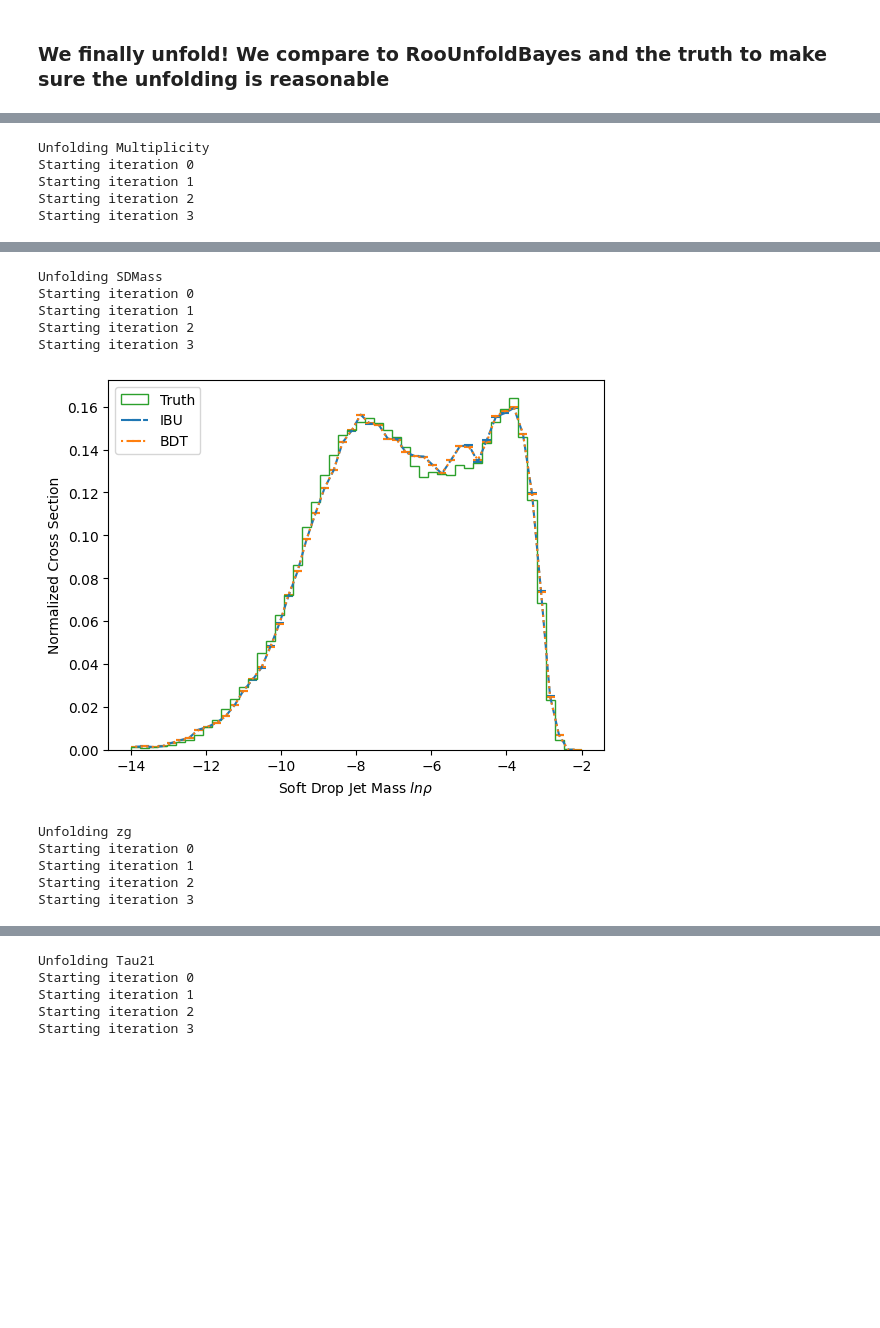
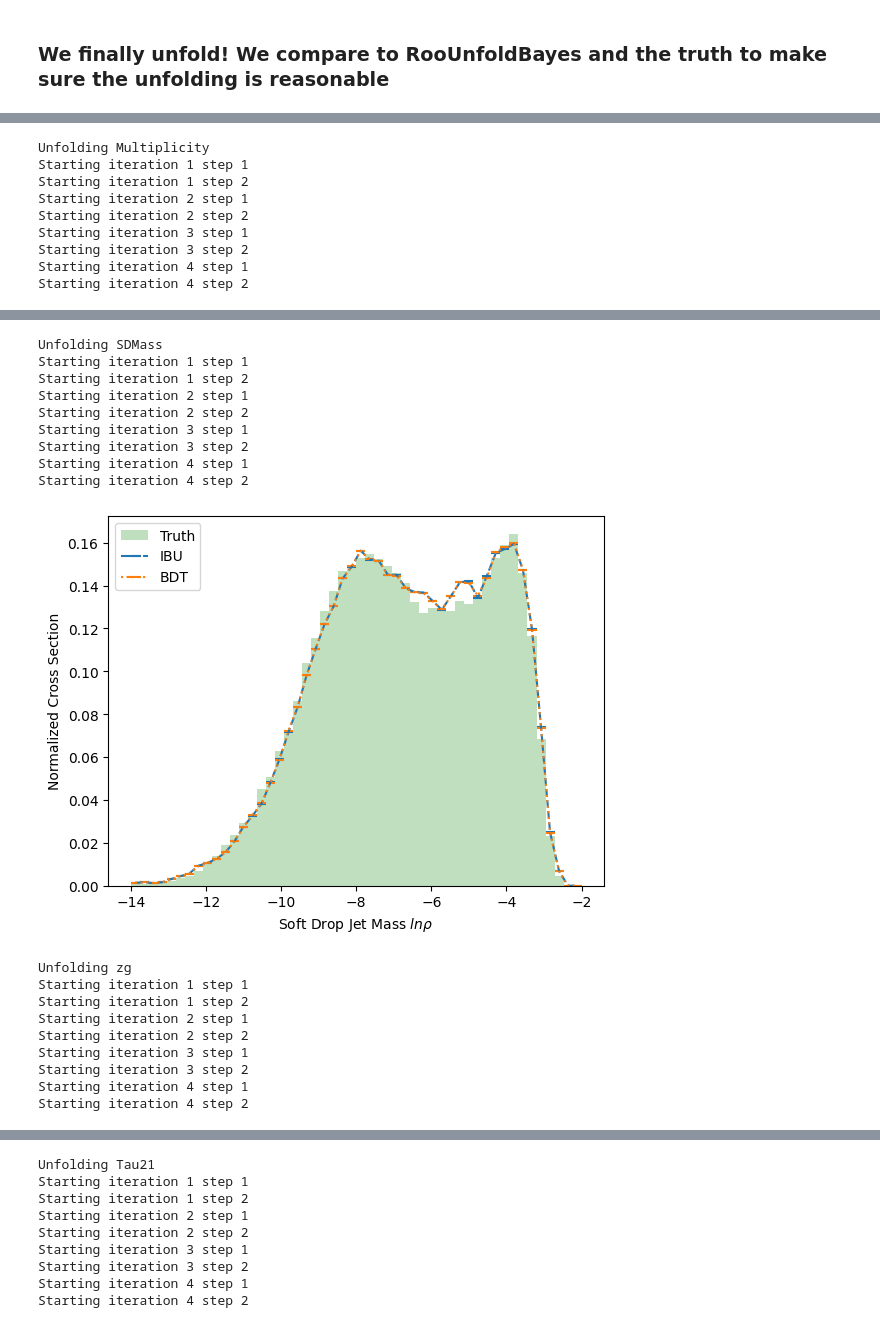
Before and after one commit to rymilton/bdt_omnifold_example, a Jupyter notebook: binned_unfolding.ipynb, the cells around one changed output, grey strips where cells are left out. Drawn from its saved outputs; the diff is of its cells as text; code cells hidden in the pictures; blank space fills up the shorter version.

Commit message:
Updated color for truth distribution in plots

```diff
--- a/binned_unfolding.ipynb
+++ b/binned_unfolding.ipynb
@@ -145,7 +145,7 @@ for observable in observable_names:
         range = (observable_binning[observable][1], observable_binning[observable][2]),
         label="Truth",
         density=True,
-        histtype='step'
+        color=(0.75, 0.875, 0.75)
     )
     plt.legend()
     plt.ylabel("Normalized entries")
@@ -168,5 +176,9 @@ Starting iteration 3
 Unfolding Multiplicity
-Starting iteration 0
-Starting iteration 1
-Starting iteration 2
-Starting iteration 3
+Starting iteration 1 step 1
+Starting iteration 1 step 2
+Starting iteration 2 step 1
+Starting iteration 2 step 2
+Starting iteration 3 step 1
+Starting iteration 3 step 2
+Starting iteration 4 step 1
+Starting iteration 4 step 2
@@ -174,11 +186,19 @@ Starting iteration 3
 Unfolding SDMass
-Starting iteration 0
-Starting iteration 1
-Starting iteration 2
-Starting iteration 3
+Starting iteration 1 step 1
+Starting iteration 1 step 2
+Starting iteration 2 step 1
+Starting iteration 2 step 2
+Starting iteration 3 step 1
+Starting iteration 3 step 2
+Starting iteration 4 step 1
+Starting iteration 4 step 2
-[figure, old version]
+[figure, new version]
 Unfolding zg
-Starting iteration 0
-Starting iteration 1
-Starting iteration 2
-Starting iteration 3
+Starting iteration 1 step 1
+Starting iteration 1 step 2
+Starting iteration 2 step 1
+Starting iteration 2 step 2
+Starting iteration 3 step 1
+Starting iteration 3 step 2
+Starting iteration 4 step 1
+Starting iteration 4 step 2
@@ -186,5 +206,9 @@ Starting iteration 3
 Unfolding Tau21
-Starting iteration 0
-Starting iteration 1
-Starting iteration 2
-Starting iteration 3
+Starting iteration 1 step 1
+Starting iteration 1 step 2
+Starting iteration 2 step 1
+Starting iteration 2 step 2
+Starting iteration 3 step 1
+Starting iteration 3 step 2
+Starting iteration 4 step 1
+Starting iteration 4 step 2
```
Also changed, not shown: parts of 1 cell of this notebook.
